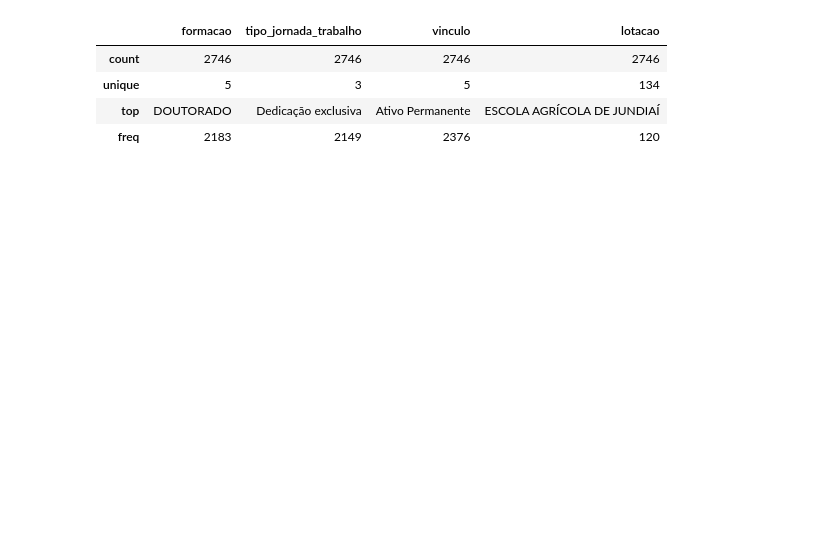
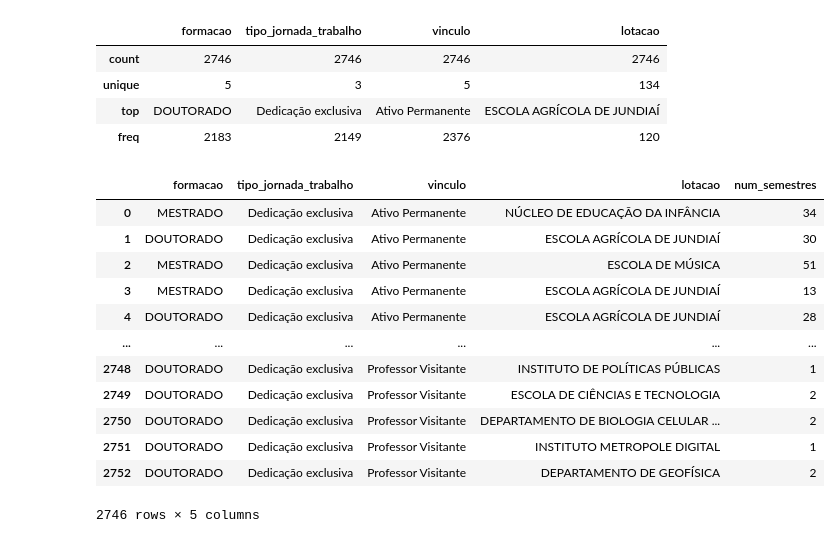
Before and after one commit to Lucas-Morais-Freire/AI, a Jupyter notebook: proj U1/teacher_qualis.ipynb, the cells around one changed output. Saved outputs shown, nothing was run; the diff lists cells and outputs as text; code cells hidden in the pictures; blank space fills up the shorter version.

```diff
--- a/proj U1/teacher_qualis.ipynb
+++ b/proj U1/teacher_qualis.ipynb
@@ -195,3 +211,28 @@ df.describe(include="object")
 | unique | 5 | 3 | 5 | 134 |
 | top | DOUTORADO | Dedicação exclusiva | Ativo Permanente | ESCOLA AGRÍCOLA DE JUNDIAÍ |
 | freq | 2183 | 2149 | 2376 | 120 |
+# %%
+keep = ['revista_a1',
+        'revista_a2',
+        'revista_b1',
+        'revista_b2',
+        'revista_b3',
+        'revista_b4',
+        'revista_c']
+
+X = df.drop(keep, axis=1).copy()
+X
+# %% [output]
+|  | formacao | tipo_jornada_trabalho | vinculo | lotacao | num_semestres |
+| 0 | MESTRADO | Dedicação exclusiva | Ativo Permanente | NÚCLEO DE EDUCAÇÃO DA INFÂNCIA | 34 |
+| 1 | DOUTORADO | Dedicação exclusiva | Ativo Permanente | ESCOLA AGRÍCOLA DE JUNDIAÍ | 30 |
+| 2 | MESTRADO | Dedicação exclusiva | Ativo Permanente | ESCOLA DE MÚSICA | 51 |
+| 3 | MESTRADO | Dedicação exclusiva | Ativo Permanente | ESCOLA AGRÍCOLA DE JUNDIAÍ | 13 |
+| 4 | DOUTORADO | Dedicação exclusiva | Ativo Permanente | ESCOLA AGRÍCOLA DE JUNDIAÍ | 28 |
+| ... | ... | ... | ... | ... | ... |
+| 2748 | DOUTORADO | Dedicação exclusiva | Professor Visitante | INSTITUTO DE POLÍTICAS PÚBLICAS | 1 |
+| 2749 | DOUTORADO | Dedicação exclusiva | Professor Visitante | ESCOLA DE CIÊNCIAS E TECNOLOGIA | 2 |
+| 2750 | DOUTORADO | Dedicação exclusiva | Professor Visitante | DEPARTAMENTO DE BIOLOGIA CELULAR ... | 2 |
+| 2751 | DOUTORADO | Dedicação exclusiva | Professor Visitante | INSTITUTO METROPOLE DIGITAL | 1 |
+| 2752 | DOUTORADO | Dedicação exclusiva | Professor Visitante | DEPARTAMENTO DE GEOFÍSICA | 2 |
+2746 rows × 5 columns
```
Also changed, not shown: parts of 15 cells of this notebook.
